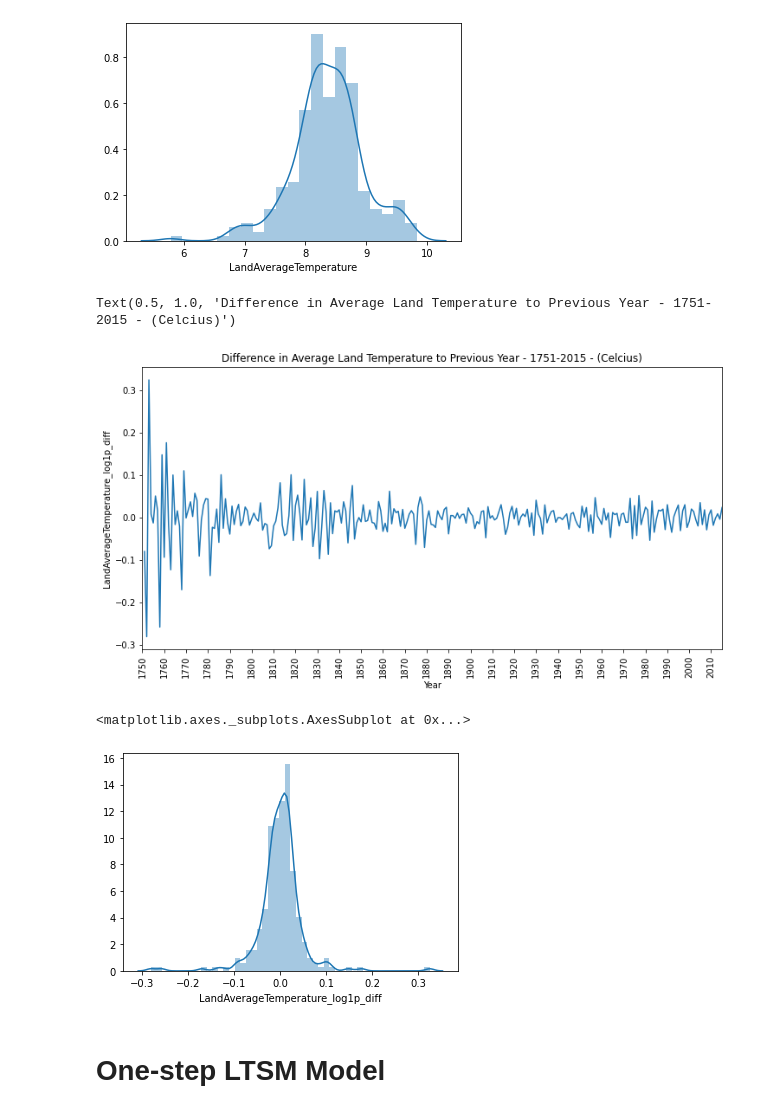
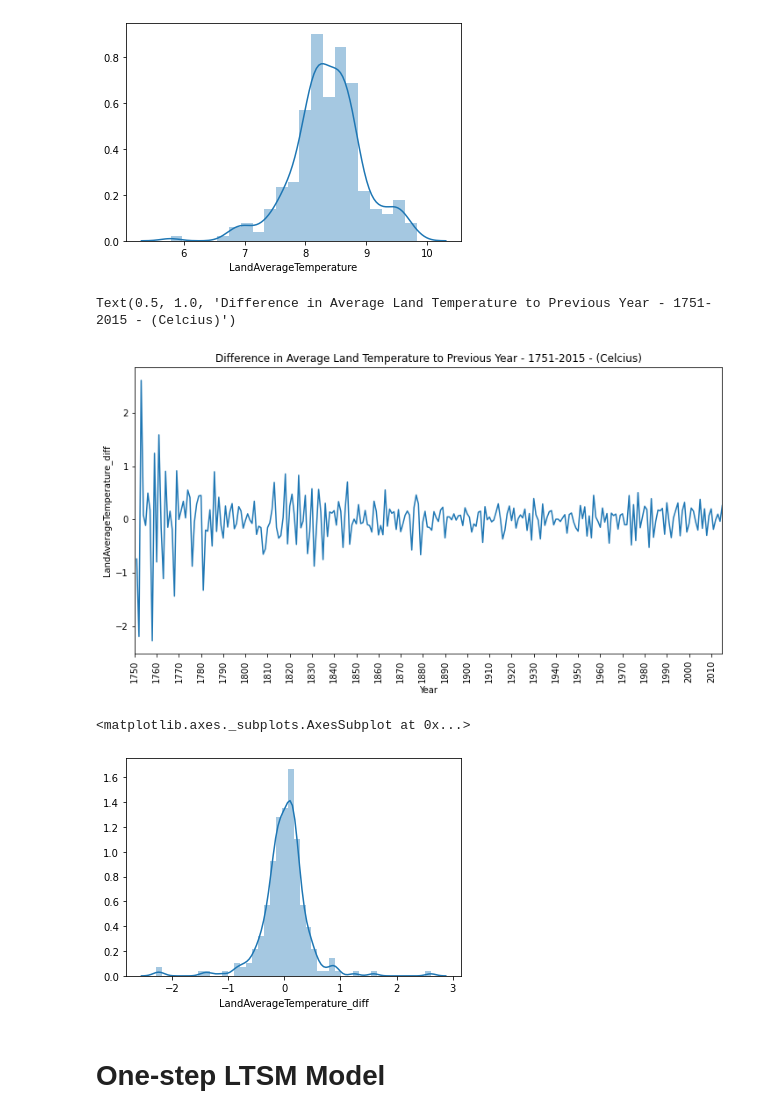
Before and after one commit to avcordaro/data-science-independent-projects, a Jupyter notebook: forecasting-change-in-global-average-land-temperature/forecasting-change-in-global-avg-land-temperature.ipynb, the cells around one changed output. Cells and saved outputs as stored; diff of their text form; code cells hidden in the pictures.

```diff
--- a/forecasting-change-in-global-average-land-temperature/forecasting-change-in-global-avg-land-temperature.ipynb
+++ b/forecasting-change-in-global-average-land-temperature/forecasting-change-in-global-avg-land-temperature.ipynb
@@ -61,9 +64,7 @@ data
 # %% [markdown]
 I've taken the time series data which stores the average land temperature on every day of every year (between 1750 to 2015), and created a new time series so that I now just have the average land temperature for each year.
 # %%
-data['LandAverageTemperature_log1p'] = np.log1p(data['LandAverageTemperature'])
-data['LandAverageTemperature_log1p_diff'] = data['LandAverageTemperature_log1p'] - data['LandAverageTemperature_log1p'].shift(1)
-data = data.drop("LandAverageTemperature_log1p", axis=1)
+data['LandAverageTemperature_diff'] = data['LandAverageTemperature'].diff()
 data = data.dropna()
 data = data.reset_index()
 data
@@ -102,19 +103,19 @@ sns.distplot(data.LandAverageTemperature)
 # %%
 fig, ax = plt.subplots(figsize=(12, 6))
 
-sns.lineplot(x=data.Year, y=data.LandAverageTemperature_log1p_diff, ax=ax)
+sns.lineplot(x=data.Year, y=data.LandAverageTemperature_diff, ax=ax)
 plt.xticks(rotation=90)
 ax.xaxis.set_major_locator(ticker.MaxNLocator(nbins=30))
 ax.set_xlim(1750, 2015)
 ax.set_title("Difference in Average Land Temperature to Previous Year - 1751-2015 - (Celcius)")
 # %% [output]
 Text(0.5, 1.0, 'Difference in Average Land Temperature to Previous Year - 1751-2015 - (Celcius)')
-[figure, old version]
+[figure, new version]
 # %%
-sns.distplot(data.LandAverageTemperature_log1p_diff)
+sns.distplot(data.LandAverageTemperature_diff)
 # %% [output]
 <matplotlib.axes._subplots.AxesSubplot at 0x...>
-[figure, old version]
+[figure, new version]
 # %% [markdown]
 # One-step LTSM Model
 # %%
```
Also changed, not shown: parts of 18 cells of this notebook, 2 other files.
